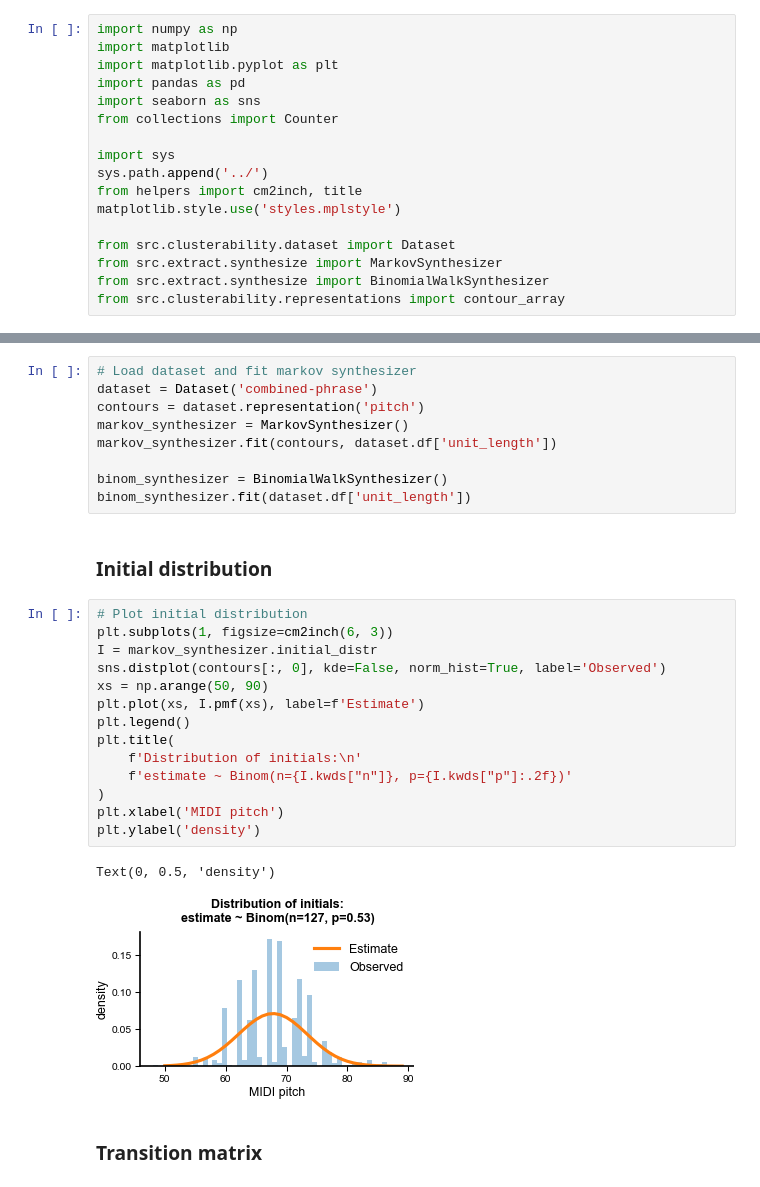
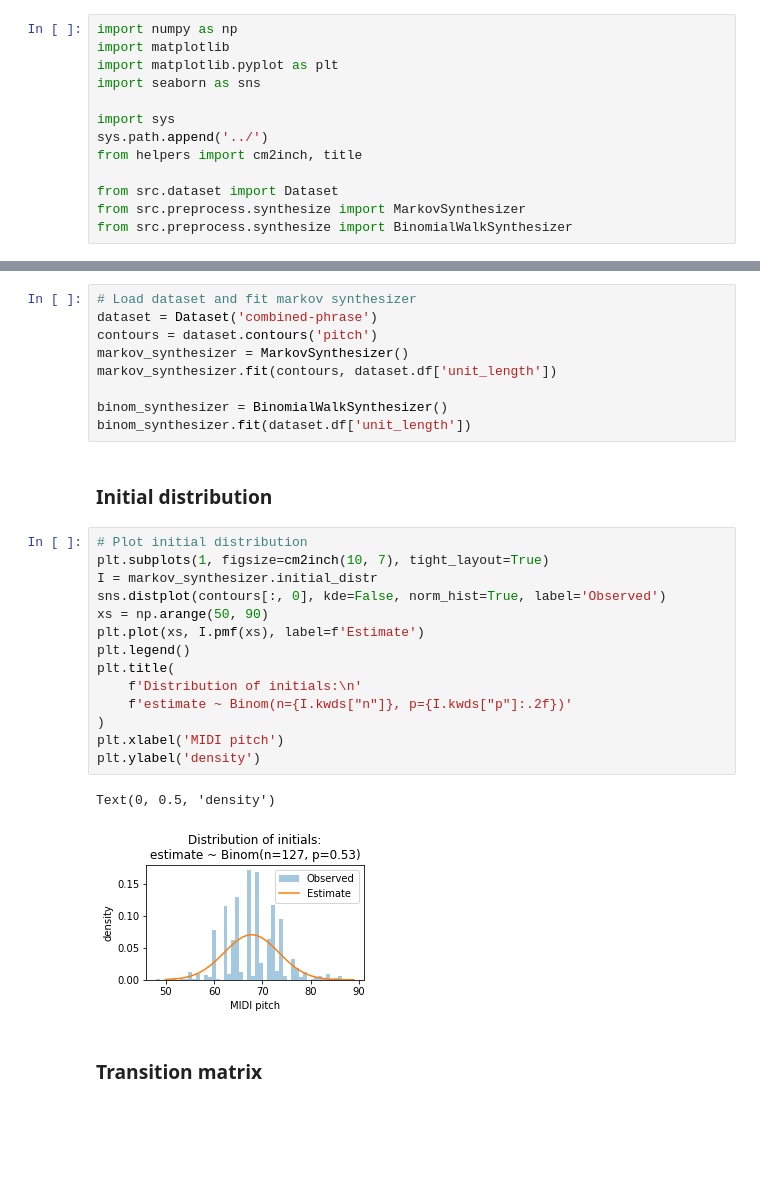
Before and after one commit to bacor/shapes-of-music, a Jupyter notebook: clean_notebooks/Synthetic contours.ipynb, the cells around one changed output, grey strips where cells are left out. Saved outputs shown, nothing was run; the diff lists cells and outputs as text; blank space fills up the shorter version.

```diff
--- a/clean_notebooks/Synthetic contours.ipynb
+++ b/clean_notebooks/Synthetic contours.ipynb
@@ -4,25 +4,21 @@
 import numpy as np
 import matplotlib
 import matplotlib.pyplot as plt
-import pandas as pd
 import seaborn as sns
-from collections import Counter
 
 import sys
 sys.path.append('../')
 from helpers import cm2inch, title
-matplotlib.style.use('styles.mplstyle')
 
-from src.clusterability.dataset import Dataset
-from src.extract.synthesize import MarkovSynthesizer
-from src.extract.synthesize import BinomialWalkSynthesizer
-from src.clusterability.representations import contour_array
+from src.dataset import Dataset
+from src.preprocess.synthesize import MarkovSynthesizer
+from src.preprocess.synthesize import BinomialWalkSynthesizer
 # %% [markdown]
 ## Markov contour synthesizer
 # %%
 # Load dataset and fit markov synthesizer
 dataset = Dataset('combined-phrase')
-contours = dataset.representation('pitch')
+contours = dataset.contours('pitch')
 markov_synthesizer = MarkovSynthesizer()
 markov_synthesizer.fit(contours, dataset.df['unit_length'])
 
@@ -32,21 +28,21 @@ binom_synthesizer.fit(dataset.df['unit_length'])
 ### Initial distribution
 # %%
 # Plot initial distribution
-plt.subplots(1, figsize=cm2inch(6, 3))
+plt.subplots(1, figsize=cm2inch(10, 7), tight_layout=True)
 I = markov_synthesizer.initial_distr
 sns.distplot(contours[:, 0], kde=False, norm_hist=True, label='Observed')
 xs = np.arange(50, 90)
 plt.plot(xs, I.pmf(xs), label=f'Estimate')
 plt.legend()
 plt.title(
     f'Distribution of initials:\n'
     f'estimate ~ Binom(n={I.kwds["n"]}, p={I.kwds["p"]:.2f})'
 )
 plt.xlabel('MIDI pitch')
 plt.ylabel('density')
 # %% [output]
 Text(0, 0.5, 'density')
-[figure, old version]
+[figure, new version]
 # %% [markdown]
 ### Transition matrix
 # %%
```
Also changed, not shown: parts of 19 cells of this notebook, 7 other files.
